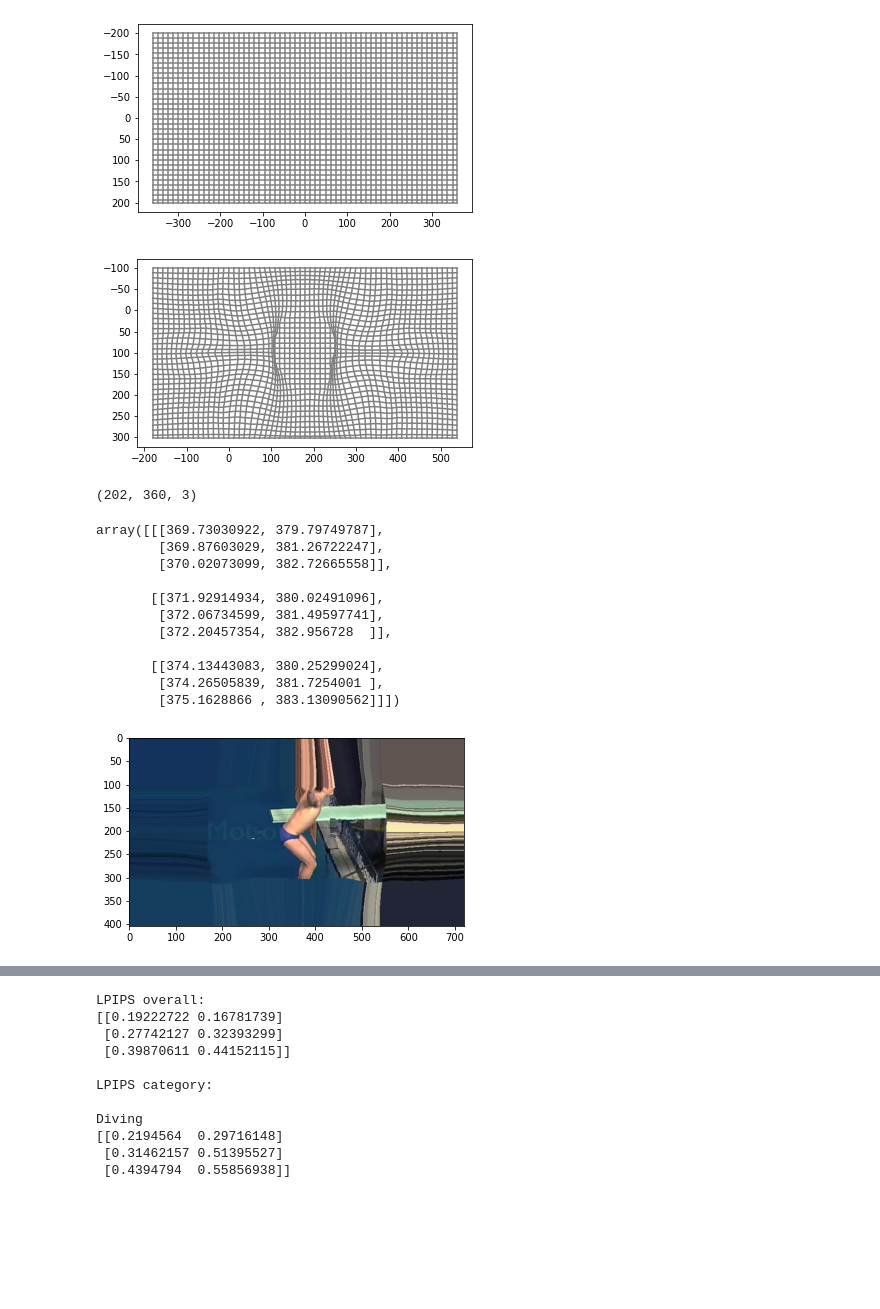
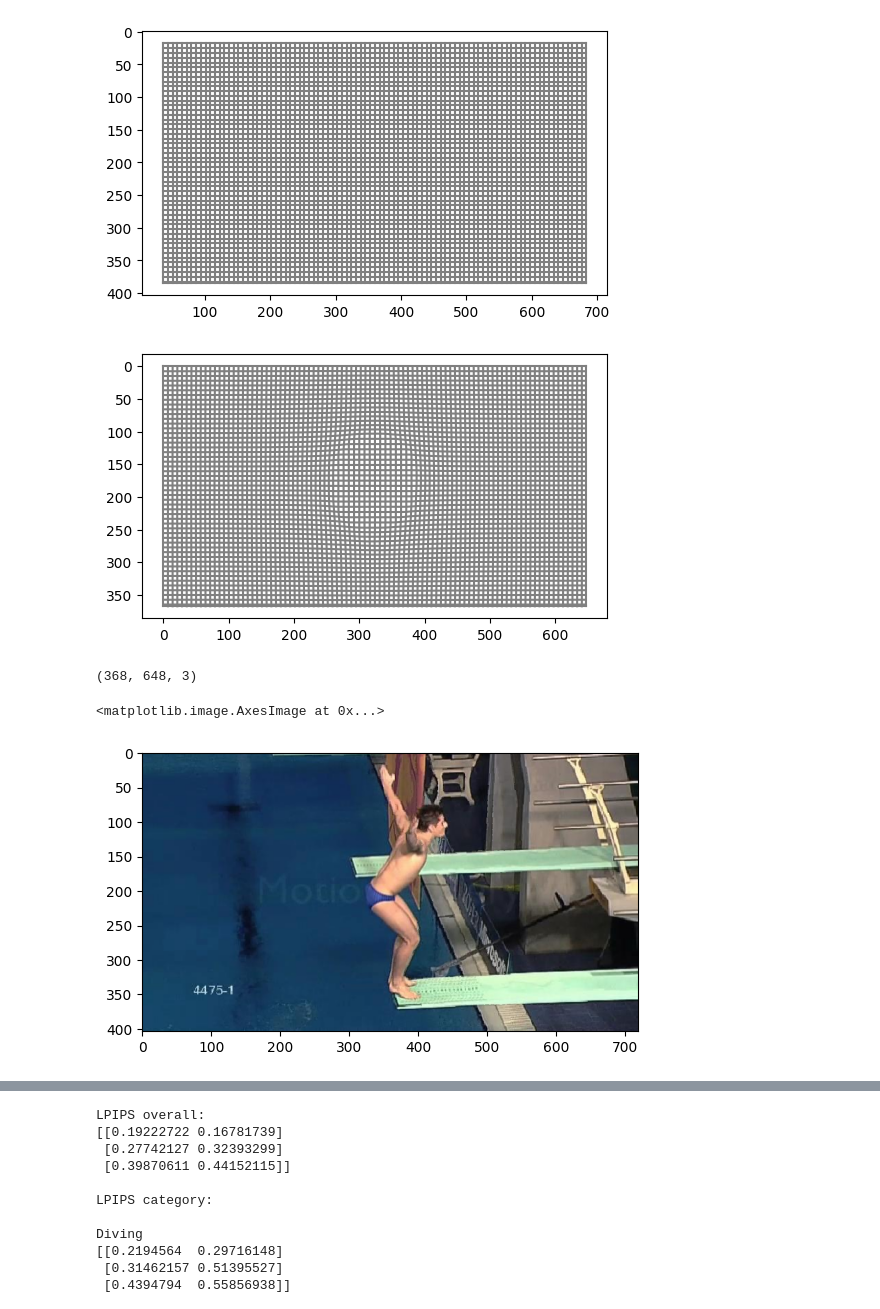
Before and after one commit to Freddiechang/gst_python_plugin, a Jupyter notebook: python/PaperImages.ipynb, the cells around one changed output, grey strips where cells are left out. Saved outputs shown, nothing was run; the diff lists cells and outputs as text; code cells hidden in the pictures; blank space fills up the shorter version.

```diff
--- a/python/PaperImages.ipynb
+++ b/python/PaperImages.ipynb
@@ -6,47 +6,38 @@ sa = cv2.imread("/home/shupeizhang/data/home/shupeizhang/Codes/Datasets/saliency
 oi = cv2.imread("/home/shupeizhang/data/home/shupeizhang/Codes/Datasets/saliency/UCF/training/Diving-Side-005/images/Diving-Side_005_001.png")
 oi = oi[:,:,::-1]
 sa = cv2.resize(sa, (oi.shape[1], oi.shape[0]))
-mask = sa >= 10
+insize = (404, 720)
+outsize = (368, 648)
+threshold = 10
+mask = sa >= threshold
 g = Gaussian((404,720))
 g.parameterize(sa, 10)
-c = g.extract_centers()
-s = salient_scale(c, (404,720), (0.7, 0.7))
-w = lambda x, y: rescale(x, *s, (404,720))
-m = Mesh(sa, mask, (202, 360), 12, w)
-m.V = m.warped_vertices
-m.plot_mesh()
-m.generate_mapping(1, (404,720), (202, 360), s)
-m.plot_mesh()
-ot = m.coor_warping(oi)
+sa = g.build_map_from_params()
+sa -= threshold
+s = (outsize[0]/insize[0], outsize[1]/insize[1])
+sa = sa.clip(1, 255)
+scale = salient_scale(mask, insize, s)
+w = lambda x, y: rescale2(x, *s, insize)
+mesh = Mesh(sa, mask, outsize, 8, w)
+mesh.V = mesh.warped_vertices
+mesh.plot_mesh()
+mesh.generate_mapping(5, insize, outsize, scale)
+mesh.plot_mesh()
+ot = mesh.coor_warping(oi)
 ot.shape
 # %% [output]
-[figure, old version]
+[figure, new version]
-[figure, old version]
+[figure, new version]
-(202, 360, 3)
+(368, 648, 3)
-# %%
-m.coor_mapping[234:237,234:237]
-# %% [output]
-array([[[369.73030922, 379.79749787],
-        [369.87603029, 381.26722247],
-        [370.02073099, 382.72665558]],
-
-       [[371.92914934, 380.02491096],
-        [372.06734599, 381.49597741],
-        [372.20457354, 382.956728  ]],
-
-       [[374.13443083, 380.25299024],
-        [374.26505839, 381.7254001 ],
-        [375.1628866 , 383.13090562]]])
 # %%
 import matplotlib.pyplot as plt
 from PIL import Image
 # %%
-rp = m.reverse_warping(ot)
+rp = mesh.reverse_warping(ot)
 plt.imshow(rp)
-a=Image.fromarray(rp)
-a.save("rp.png")
 # %% [output]
+<matplotlib.image.AxesImage at 0x...>
-[figure, old version]
+[figure, new version]
 # %%
 plt.imshow(ot)
 # %% [output]
```
Also changed, not shown: parts of 4 cells of this notebook.
